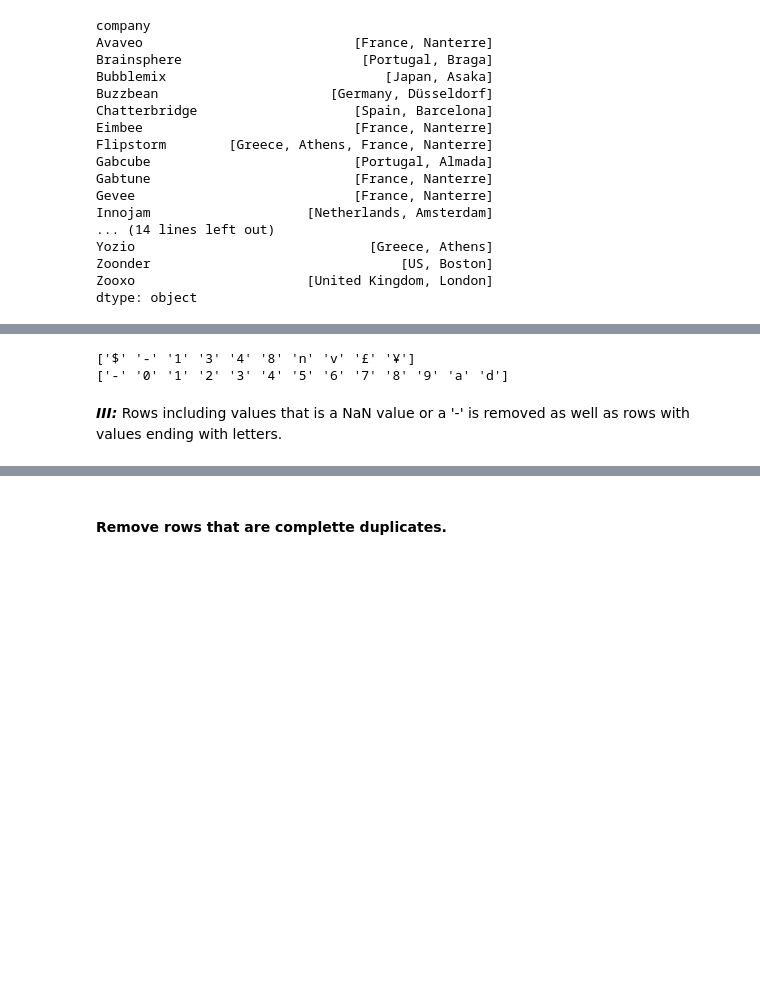
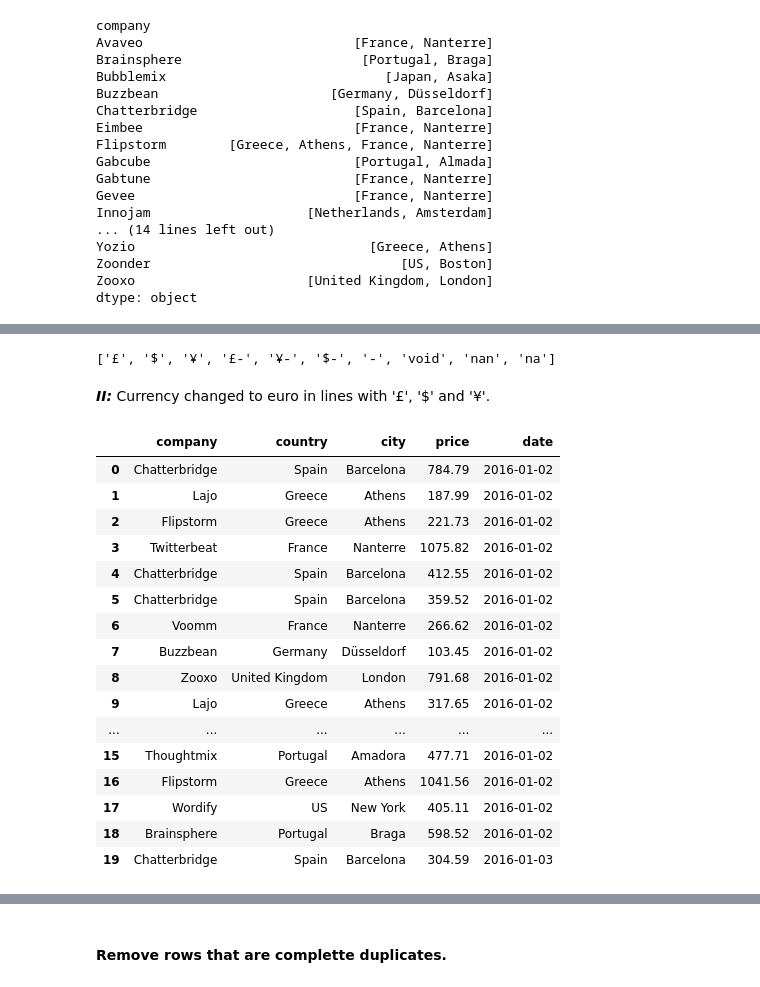
Before and after one commit to vincentvendius/Computational-tools-project-1, a Jupyter notebook: Project1_CustomerDatabase.ipynb, the cells around one changed output, grey strips where cells are left out. Saved outputs shown, nothing was run; the diff lists cells and outputs as text; code cells hidden in the pictures; blank space fills up the shorter version.

Commit message:
Currency

```diff
--- a/Project1_CustomerDatabase.ipynb
+++ b/Project1_CustomerDatabase.ipynb
@@ -311,8 +289,61 @@ for i in wrong_price:
-# %%
-print(np.unique(start))
-print(np.unique(end))
-# %% [output]
-['$' '-' '1' '3' '4' '8' 'n' 'v' '£' '¥']
-['-' '0' '1' '2' '3' '4' '5' '6' '7' '8' '9' 'a' 'd']
-# %% [markdown]
-***III:*** Rows including values that is a NaN value or a '-' is removed as well as rows with values ending with letters.
+# %%
+price = df.iloc[:,3].astype(str)
+
+listunique = []
+for i in range(0,len(df)):
+    price = str(df.iloc[i,3])
+    if '€' not in price:
+        regex1 = re.search(r'^(\D+)[-]?\d*[.]*\d*', price)
+        regex2 = re.search(r'[-]?\d*[.]*\d*(\D+)$', price)
+        if regex1 is not None:
+            group1 = regex1.group(1)
+            listunique.append(group1)
+        elif regex2 is not None:
+            group2 = regex2.group(1)
+            listunique.append(group2)
+
+onlylistunique = []
+for elem in listunique:
+    if elem not in onlylistunique:
+        onlylistunique.append(elem)
+print(onlylistunique)
+# %% [output]
+['£', '$', '¥', '£-', '¥-', '$-', '-', 'void', 'nan', 'na']
+# %% [markdown]
+***II:*** Currency changed to euro in lines with '£', '$' and '¥'.
+# %%
+for i in range(0,len(df)):
+    price = str(df.iloc[i,3])
+    if '€' not in price:
+        if '£' in price:
+            pricepound = float(df.iloc[i,3][1:]) * 1.12305
+            df.iloc[i,3] = round(pricepound,2)
+        elif '$' in price:
+            pricedollar = float(df.iloc[i,3][1:]) * 0.912104
+            df.iloc[i,3] = round(pricedollar,2)
+        elif '¥' in price:
+            priceyen = float(df.iloc[i,3][1:]) * 0.00851916
+            df.iloc[i,3] = round(priceyen,2)
+    else:
+        priceeuro = float(df.iloc[i,3][:-1])
+        df.iloc[i,3] = round(priceeuro,2)
+
+df.head(20)
+# %% [output]
+|  | company | country | city | price | date |
+| 0 | Chatterbridge | Spain | Barcelona | 784.79 | 2016-01-02 |
+| 1 | Lajo | Greece | Athens | 187.99 | 2016-01-02 |
+| 2 | Flipstorm | Greece | Athens | 221.73 | 2016-01-02 |
+| 3 | Twitterbeat | France | Nanterre | 1075.82 | 2016-01-02 |
+| 4 | Chatterbridge | Spain | Barcelona | 412.55 | 2016-01-02 |
+| 5 | Chatterbridge | Spain | Barcelona | 359.52 | 2016-01-02 |
+| 6 | Voomm | France | Nanterre | 266.62 | 2016-01-02 |
+| 7 | Buzzbean | Germany | Düsseldorf | 103.45 | 2016-01-02 |
+| 8 | Zooxo | United Kingdom | London | 791.68 | 2016-01-02 |
+| 9 | Lajo | Greece | Athens | 317.65 | 2016-01-02 |
+| ... | ... | ... | ... | ... | ... |
+| 15 | Thoughtmix | Portugal | Amadora | 477.71 | 2016-01-02 |
+| 16 | Flipstorm | Greece | Athens | 1041.56 | 2016-01-02 |
+| 17 | Wordify | US | New York | 405.11 | 2016-01-02 |
+| 18 | Brainsphere | Portugal | Braga | 598.52 | 2016-01-02 |
+| 19 | Chatterbridge | Spain | Barcelona | 304.59 | 2016-01-03 |
```
Also changed, not shown: parts of 16 cells of this notebook.
